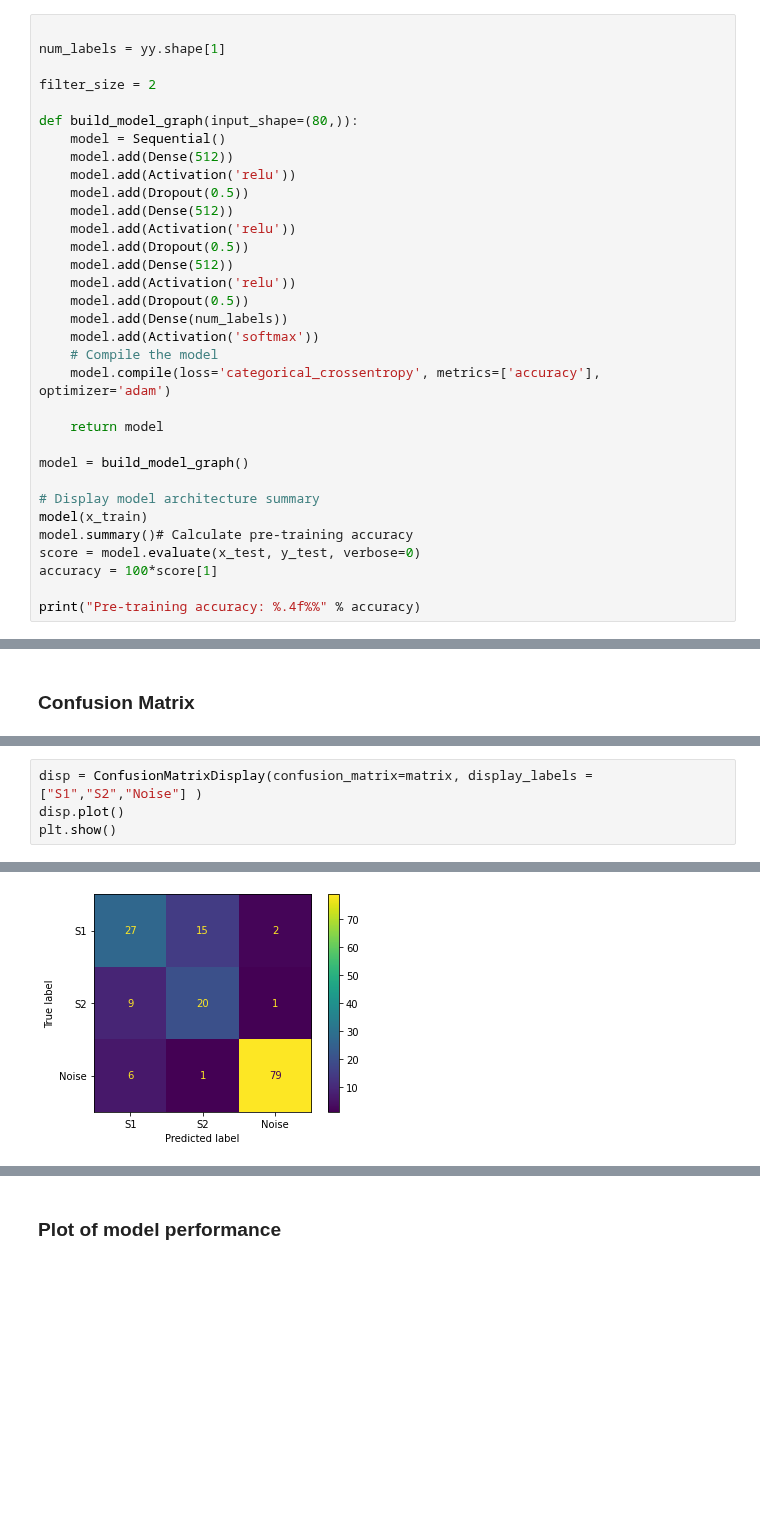
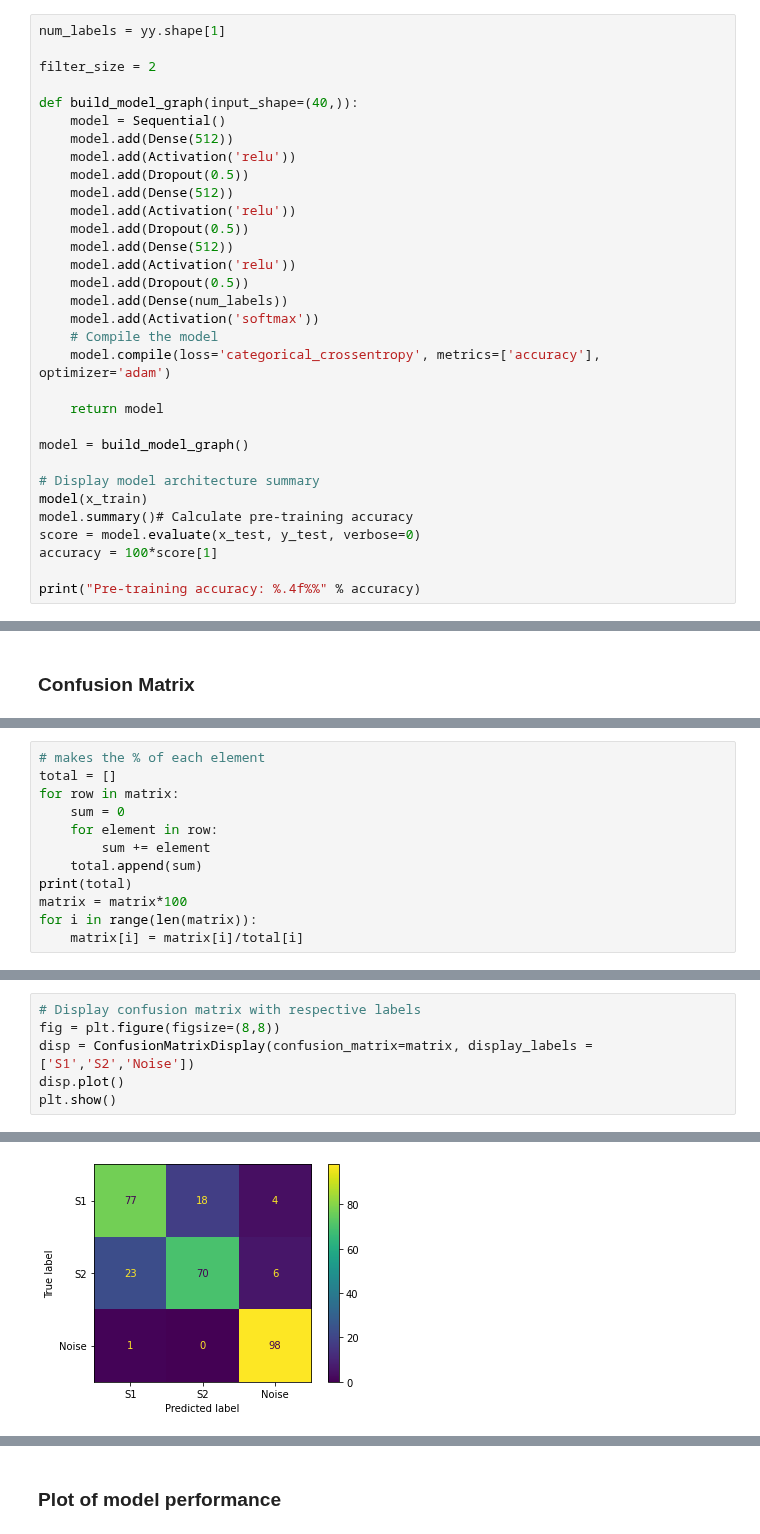
Before and after one commit to blackmountainb/taad-project, a Jupyter notebook: code/Model_Train.ipynb, the cells around one changed output, grey strips where cells are left out. Cells and saved outputs as stored; diff of their text form; blank space fills up the shorter version.

Commit message:
Correcao na matriz confusao para mostrar em porcentagem e salvar a imagem

```diff
--- a/code/Model_Train.ipynb
+++ b/code/Model_Train.ipynb
@@ -340,12 +145,11 @@ x_train, x_test, y_train, y_test = train_test_split(X, yy, test_size=0.2, random
 # %% [markdown]
 ### Neural Network architecture
 # %%
-
 num_labels = yy.shape[1]
 
 filter_size = 2
 
-def build_model_graph(input_shape=(80,)):
+def build_model_graph(input_shape=(40,)):
     model = Sequential()
     model.add(Dense(512))
     model.add(Activation('relu'))
@@ -441,0 +252,12 @@ array([[27, 15,  2],
+# %%
+# makes the % of each element
+total = []
+for row in matrix:
+    sum = 0
+    for element in row:
+        sum += element
+    total.append(sum)
+print(total)
+matrix = matrix*100
+for i in range(len(matrix)):
+    matrix[i] = matrix[i]/total[i]
@@ -442,5 +266,7 @@ array([[27, 15,  2],
 # %%
-disp = ConfusionMatrixDisplay(confusion_matrix=matrix, display_labels = ["S1","S2","Noise"] )
+# Display confusion matrix with respective labels
+fig = plt.figure(figsize=(8,8))
+disp = ConfusionMatrixDisplay(confusion_matrix=matrix, display_labels = ['S1','S2','Noise'])
 disp.plot()
 plt.show()
 # %% [output]
@@ -447 +274 @@ plt.show()
-[figure, old version]
+[figure, new version]
```
Also changed, not shown: parts of 14 cells of this notebook, 25 other files.
